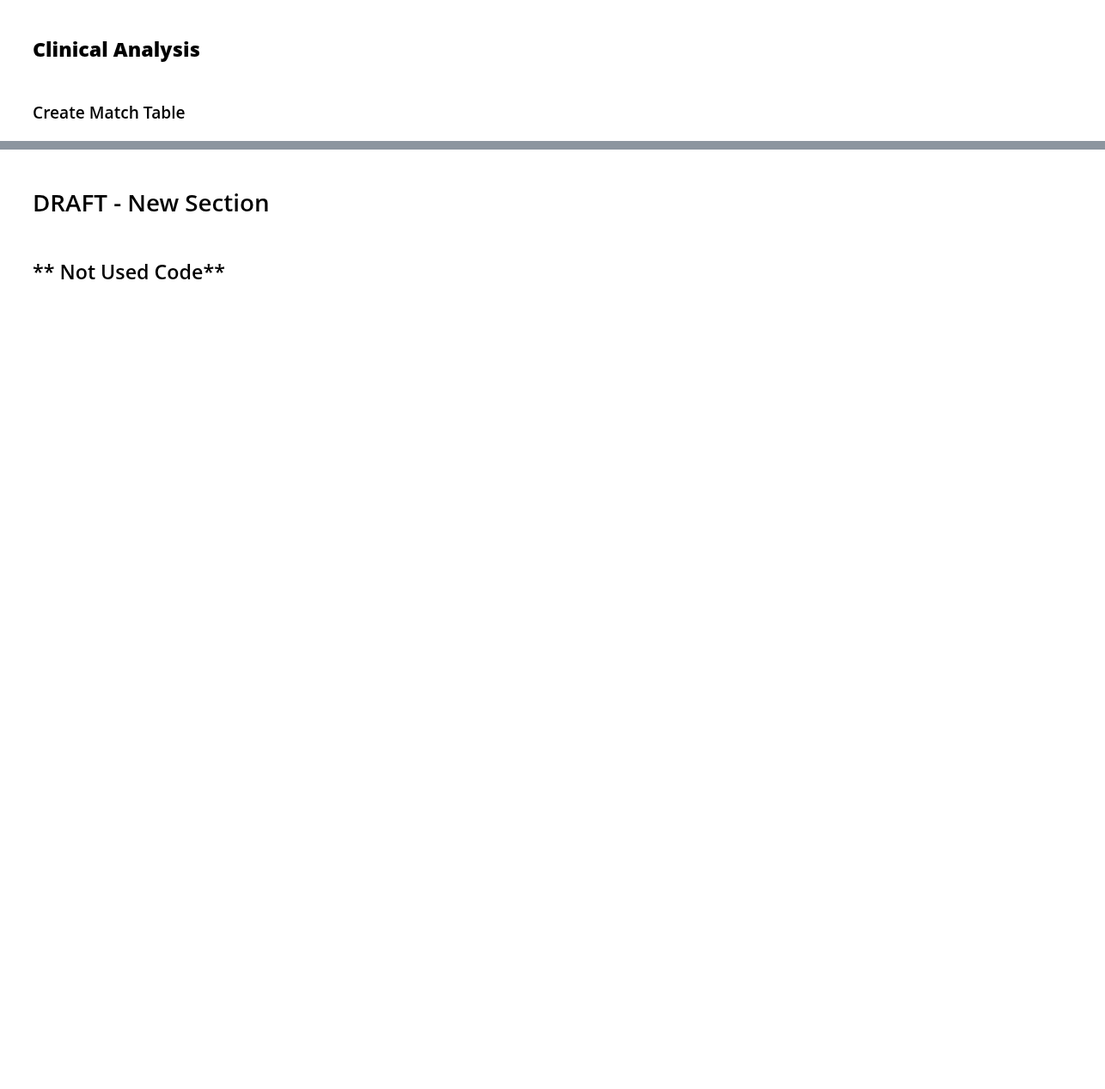
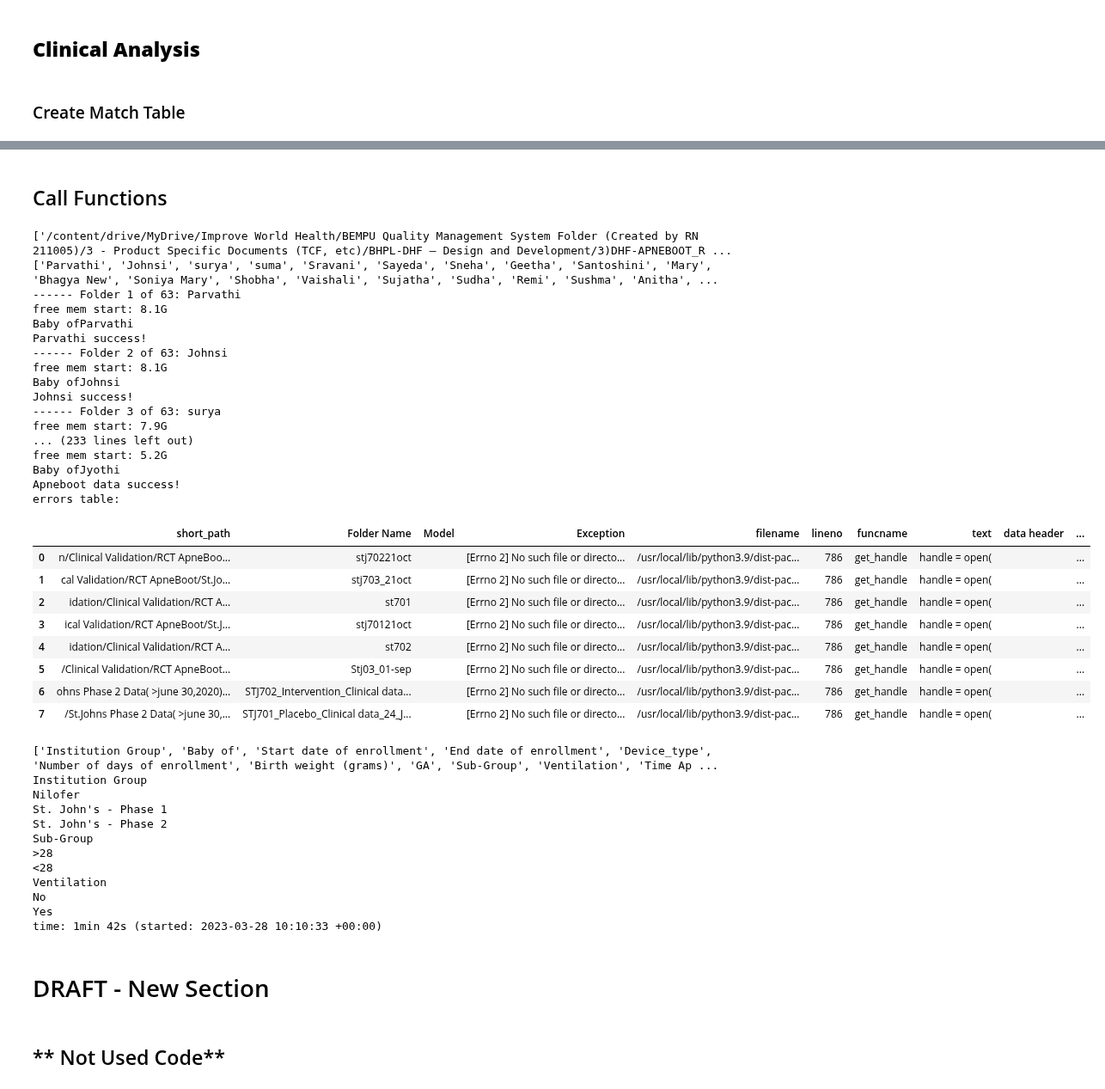
Before and after one commit to ratulbempu/ApneBoot-Clinical-Data-Analysis, a Jupyter notebook: 230301 - AB Clinical Data Analysis.ipynb, the cells around one changed output, grey strips where cells are left out. Shown at 86% size. Saved outputs shown, nothing was run; the diff lists cells and outputs as text; code cells hidden in the pictures; blank space fills up the shorter version.

```diff
--- a/230301 - AB Clinical Data Analysis.ipynb
+++ b/230301 - AB Clinical Data Analysis.ipynb
@@ -798,6 +798,9 @@ def splitToDataAndSettingsDF (df_LOGs):
   df_s.insert(loc=0, column="Settings Date-Time", value=df_s["Settings Date"] + ' ' + df_s["Settings Time"])
   df_d.insert(loc=0, column="Data Date-Time", value=df_d["Data Date"] + ' ' + df_d["Data Time"])
 
+  df_s['Settings Date-Time'] = getDateTimeColumn (df_s[["Settings Date-Time"]])
+  df_d['Data Date-Time'] = getDateTimeColumn (df_d[["Data Date-Time"]])
+
 
   if ((AB_Model == "M1") | (AB_Model == "M2") | (AB_Model == "M3-Placebo") | (AB_Model == "M3-Intervention")):
       df_s.insert(loc = 3, column="Preset mode", value = 1)
@@ -930,6 +933,7 @@ def getDateTimeColumn (df):
     df=df.astype(int)
 
     df['Year'].where(df["Year"] > 2000, other = df["Year"] + 2000, inplace = True)
+    df['Second'].where(df['Second'] != 60, other = 0, inplace = True)
 
     df2['Datetime'] = pd.to_datetime(df[['Day','Month','Year','Hour','Minute','Second']])
     return df2
@@ -2122,0 +2035,16 @@ for col in spo2_col_percent_name_list:
+# %%
+ignore_paths = [
+"ation/Clinical Validation/RCT ApneBoot/St. Johns Phase 1 Data/placebo/placebo/Baby of Anitha_/Anitha",
+"Report/Product Validation/Clinical Validation/RCT ApneBoot/St. Johns Phase 1 Data/placebo/Bhagya New",
+"dation/Clinical Validation/RCT ApneBoot/St.Johns Phase 2 Data( >june 30,2020)/Extracted data /Baby 1",
+"ion/Clinical Validation/RCT ApneBoot/St.Johns Phase 2 Data( >june 30,2020)/Intervention_Unclear data",
+"ion/Clinical Validation/RCT ApneBoot/St. Johns Phase 1 Data/placebo/placebo/Baby of Pavithra_placebo",
+" Validation/Clinical Validation/RCT ApneBoot/St. Johns Phase 1 Data/placebo/placebo/Baby of  Sujatha",
+"dation/Clinical Validation/RCT ApneBoot/St. Johns Phase 1 Data/placebo/placebo/Baby of Sushma/Sushma",
+]
+
+do_path = [
+    # 'eport/Product Validation/Clinical Validation/RCT ApneBoot/St. Johns Phase 1 Data/placebo/Soniya Mary'
+]
+
+# def bool skipAnalysis (shortpath):
@@ -2123,3 +2237,48 @@ for col in spo2_col_percent_name_list:
+# %% [markdown]
+## Call Functions
+# %%
+main_function()
+df_match = makeMatchTable ()
+analyzeAllData (df_match)
+# %% [output]
+['/content/drive/MyDrive/Improve World Health/BEMPU Quality Management System Folder (Created by RN 211005)/3 - Product Specific Documents (TCF, etc)/BHPL-DHF – Design and Development/3)DHF-APNEBOOT_R ...
+['Parvathi', 'Johnsi', 'surya', 'suma', 'Sravani', 'Sayeda', 'Sneha', 'Geetha', 'Santoshini', 'Mary', 'Bhagya New', 'Soniya Mary', 'Shobha', 'Vaishali', 'Sujatha', 'Sudha', 'Remi', 'Sushma', 'Anitha', ...
+------ Folder 1 of 63: Parvathi
+free mem start: 8.1G
+Baby ofParvathi
+Parvathi success!
+------ Folder 2 of 63: Johnsi
+free mem start: 8.1G
+Baby ofJohnsi
+Johnsi success!
+------ Folder 3 of 63: surya
+free mem start: 7.9G
+... (233 lines left out)
+free mem start: 5.2G
+Baby ofJyothi
+Apneboot data success!
+errors table:
+|  | short_path | Folder Name | Model | Exception | filename | lineno | funcname | text | data header | ... |
+| 0 | n/Clinical Validation/RCT ApneBoo... | stj70221oct |  | [Errno 2] No such file or directo... | /usr/local/lib/python3.9/dist-pac... | 786 | get_handle | handle = open( |  | ... |
+| 1 | cal Validation/RCT ApneBoot/St.Jo... | stj703_21oct |  | [Errno 2] No such file or directo... | /usr/local/lib/python3.9/dist-pac... | 786 | get_handle | handle = open( |  | ... |
+| 2 | idation/Clinical Validation/RCT A... | st701 |  | [Errno 2] No such file or directo... | /usr/local/lib/python3.9/dist-pac... | 786 | get_handle | handle = open( |  | ... |
+| 3 | ical Validation/RCT ApneBoot/St.J... | stj70121oct |  | [Errno 2] No such file or directo... | /usr/local/lib/python3.9/dist-pac... | 786 | get_handle | handle = open( |  | ... |
+| 4 | idation/Clinical Validation/RCT A... | st702 |  | [Errno 2] No such file or directo... | /usr/local/lib/python3.9/dist-pac... | 786 | get_handle | handle = open( |  | ... |
+| 5 | /Clinical Validation/RCT ApneBoot... | Stj03_01-sep |  | [Errno 2] No such file or directo... | /usr/local/lib/python3.9/dist-pac... | 786 | get_handle | handle = open( |  | ... |
+| 6 | ohns Phase 2 Data( >june 30,2020)... | STJ702_Intervention_Clinical data... |  | [Errno 2] No such file or directo... | /usr/local/lib/python3.9/dist-pac... | 786 | get_handle | handle = open( |  | ... |
+| 7 | /St.Johns Phase 2 Data( >june 30,... | STJ701_Placebo_Clinical data_24_J... |  | [Errno 2] No such file or directo... | /usr/local/lib/python3.9/dist-pac... | 786 | get_handle | handle = open( |  | ... |
+['Institution Group', 'Baby of', 'Start date of enrollment', 'End date of enrollment', 'Device_type', 'Number of days of enrollment', 'Birth weight (grams)', 'GA', 'Sub-Group', 'Ventilation', 'Time Ap ...
+Institution Group
+Nilofer
+St. John's - Phase 1
+St. John's - Phase 2
+Sub-Group
+>28
+<28
+Ventilation
+No
+Yes
+time: 1min 42s (started: 2023-03-28 10:10:33 +00:00)
 # %% [markdown]
 # DRAFT - New Section
 # %% [markdown]
```
Also changed, not shown: parts of 59 cells of this notebook.
